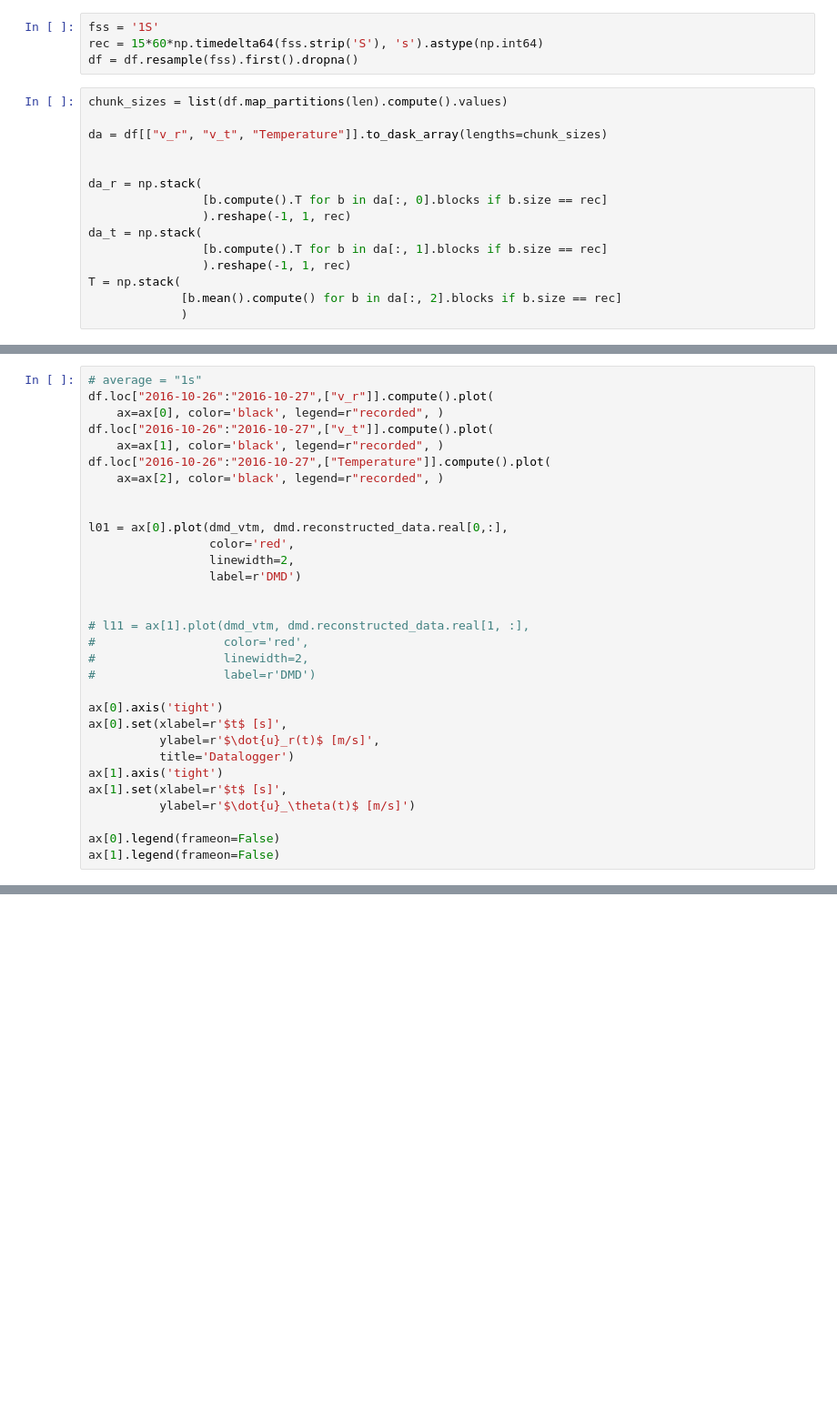
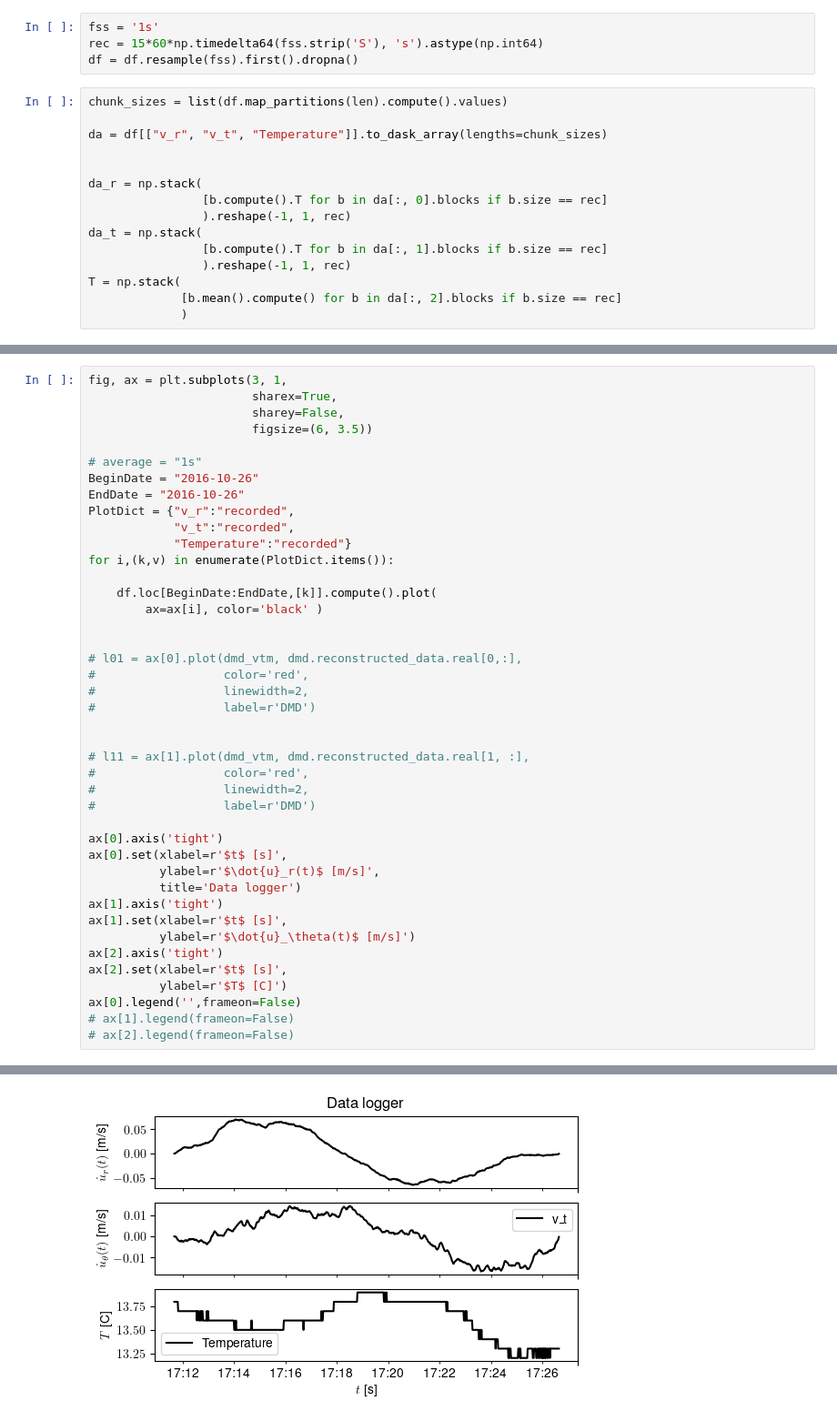
Before and after one commit to FilLTP89/socotec-shm, a Jupyter notebook: notebooks/DataAnalysis.ipynb, the cells around one changed output, grey strips where cells are left out. Shown at 91% size. Drawn from its saved outputs; the diff is of its cells as text; blank space fills up the shorter version.

Commit message:
[UPDATE][BUGFIX] notebook for DataAnalysis

```diff
--- a/notebooks/DataAnalysis.ipynb
+++ b/notebooks/DataAnalysis.ipynb
@@ -54,7 +52,7 @@ df = df.map_partitions(lambda df: df.assign(v_r=cumulative_trapezoid(y=df.a_r,
                              "v_t": 'f8',}
                        )
 # %%
-fss = '1S'
+fss = '1s'
 rec = 15*60*np.timedelta64(fss.strip('S'), 's').astype(np.int64)
 df = df.resample(fss).first().dropna()
 # %%
@@ -97,17 +86,25 @@ fig, ax = plt.subplots(3, 1,
 # %%
+fig, ax = plt.subplots(3, 1,
+                       sharex=True,
+                       sharey=False,
+                       figsize=(6, 3.5))
+
 # average = "1s"
-df.loc["2016-10-26":"2016-10-27",["v_r"]].compute().plot(
-    ax=ax[0], color='black', legend=r"recorded", )
-df.loc["2016-10-26":"2016-10-27",["v_t"]].compute().plot(
-    ax=ax[1], color='black', legend=r"recorded", )
-df.loc["2016-10-26":"2016-10-27",["Temperature"]].compute().plot(
-    ax=ax[2], color='black', legend=r"recorded", )
+BeginDate = "2016-10-26"
+EndDate = "2016-10-26"
+PlotDict = {"v_r":"recorded",
+            "v_t":"recorded",
+            "Temperature":"recorded"}
+for i,(k,v) in enumerate(PlotDict.items()):
+
+    df.loc[BeginDate:EndDate,[k]].compute().plot(
+        ax=ax[i], color='black' )
 
 
-l01 = ax[0].plot(dmd_vtm, dmd.reconstructed_data.real[0,:],
-                 color='red',
-                 linewidth=2,
-                 label=r'DMD')
+# l01 = ax[0].plot(dmd_vtm, dmd.reconstructed_data.real[0,:],
+#                  color='red',
+#                  linewidth=2,
+#                  label=r'DMD')
 
 
 # l11 = ax[1].plot(dmd_vtm, dmd.reconstructed_data.real[1, :],
@@ -118,10 +115,14 @@ l01 = ax[0].plot(dmd_vtm, dmd.reconstructed_data.real[0,:],
 ax[0].axis('tight')
 ax[0].set(xlabel=r'$t$ [s]',
           ylabel=r'$\dot{u}_r(t)$ [m/s]',
-          title='Datalogger')
+          title='Data logger')
 ax[1].axis('tight')
 ax[1].set(xlabel=r'$t$ [s]',
           ylabel=r'$\dot{u}_\theta(t)$ [m/s]')
-
-ax[0].legend(frameon=False)
-ax[1].legend(frameon=False)
+ax[2].axis('tight')
+ax[2].set(xlabel=r'$t$ [s]',
+          ylabel=r'$T$ [C]')
+ax[0].legend('',frameon=False)
+# ax[1].legend(frameon=False)
+# ax[2].legend(frameon=False)
+# %% [output]
@@ -127,0 +130 @@ ax[1].legend(frameon=False)
+[figure, added]
```
Also changed, not shown: parts of 4 cells of this notebook.
